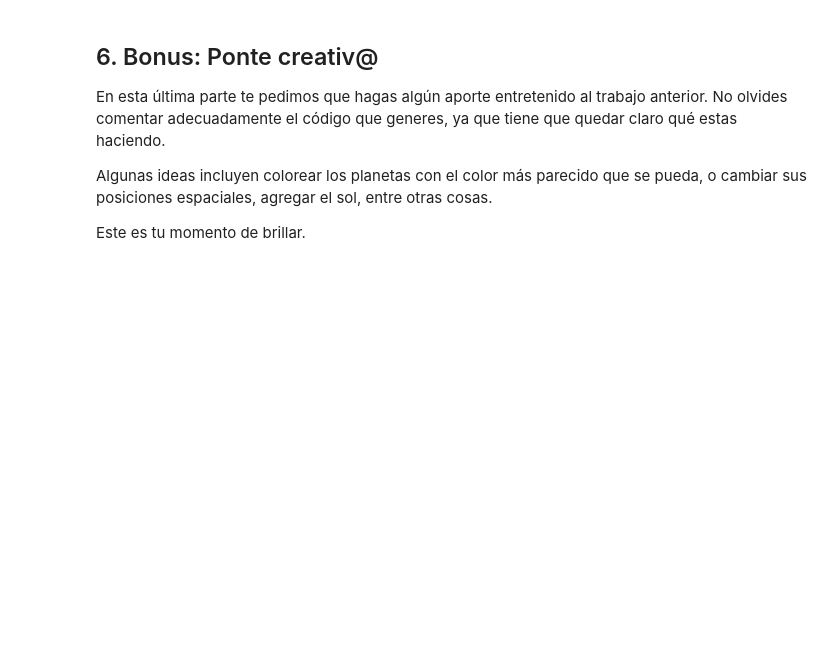
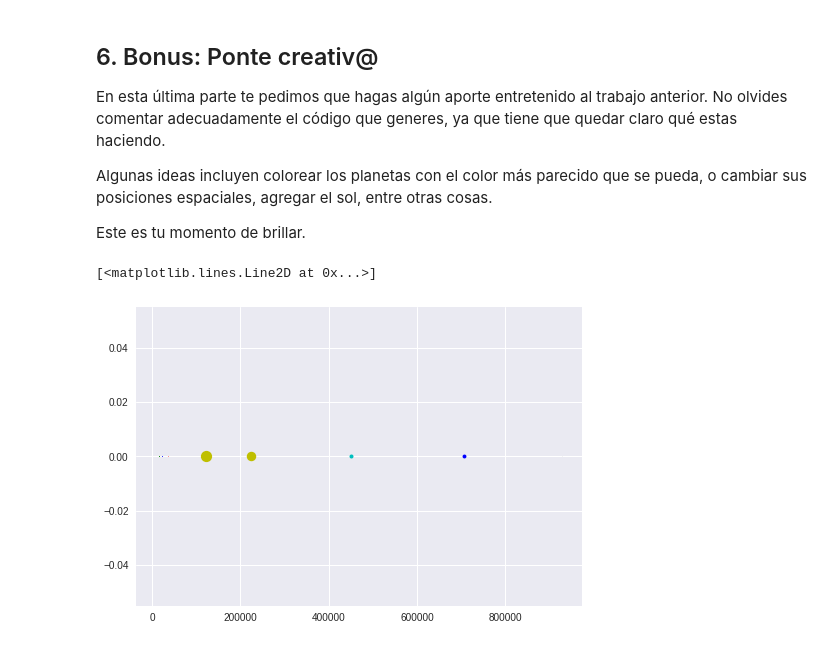
Before and after one commit to niccoma/minitarea1, a Jupyter notebook: minitarea1.ipynb, the cells around one changed output. Saved outputs shown, nothing was run; the diff lists cells and outputs as text; code cells hidden in the pictures; blank space fills up the shorter version.

Commit message:
Agregada la última parte

```diff
--- a/minitarea1.ipynb
+++ b/minitarea1.ipynb
@@ -183,3 +184,21 @@ Algunas ideas incluyen colorear los planetas con el color más parecido que se p
 
 
 Este es tu momento de brillar.
+# %%
+#Esta parte no es importante, la tarea continua más abajo
+from math import *
+fig2 = plt.figure()
+radio_planetas = [2440,6052,6372,3397,71492,60268,25559,24746,1160]
+distancia_planetas = [57910000,108200000,149600000,227940000,778330000,1429400000,2870990000,4504300000,5913520000]
+plt.plot(kmart(57910000),0, 'wo', markersize=kmart(2440))
+plt.plot(kmart(108200000),0, 'go', markersize=kmart(6052))
+plt.plot(kmart(149600000),0, 'bo', markersize=kmart(6372))
+plt.plot(kmart(227940000),0, 'ro', markersize=kmart(3397))
+plt.plot(kmart(778330000),0, 'yo', markersize=kmart(71492))
+plt.plot(kmart(1429400000),0, 'yo', markersize=kmart(60268))
+plt.plot(kmart(2870990000),0, 'co', markersize=kmart(25559))
+plt.plot(kmart(4504300000),0, 'bo', markersize=kmart(24746))
+plt.plot(kmart(5913520000),0, 'ko', markersize=kmart(1160))
+# %% [output]
+[<matplotlib.lines.Line2D at 0x...>]
+[figure, added]
```
Also changed, not shown: parts of 3 cells of this notebook.
